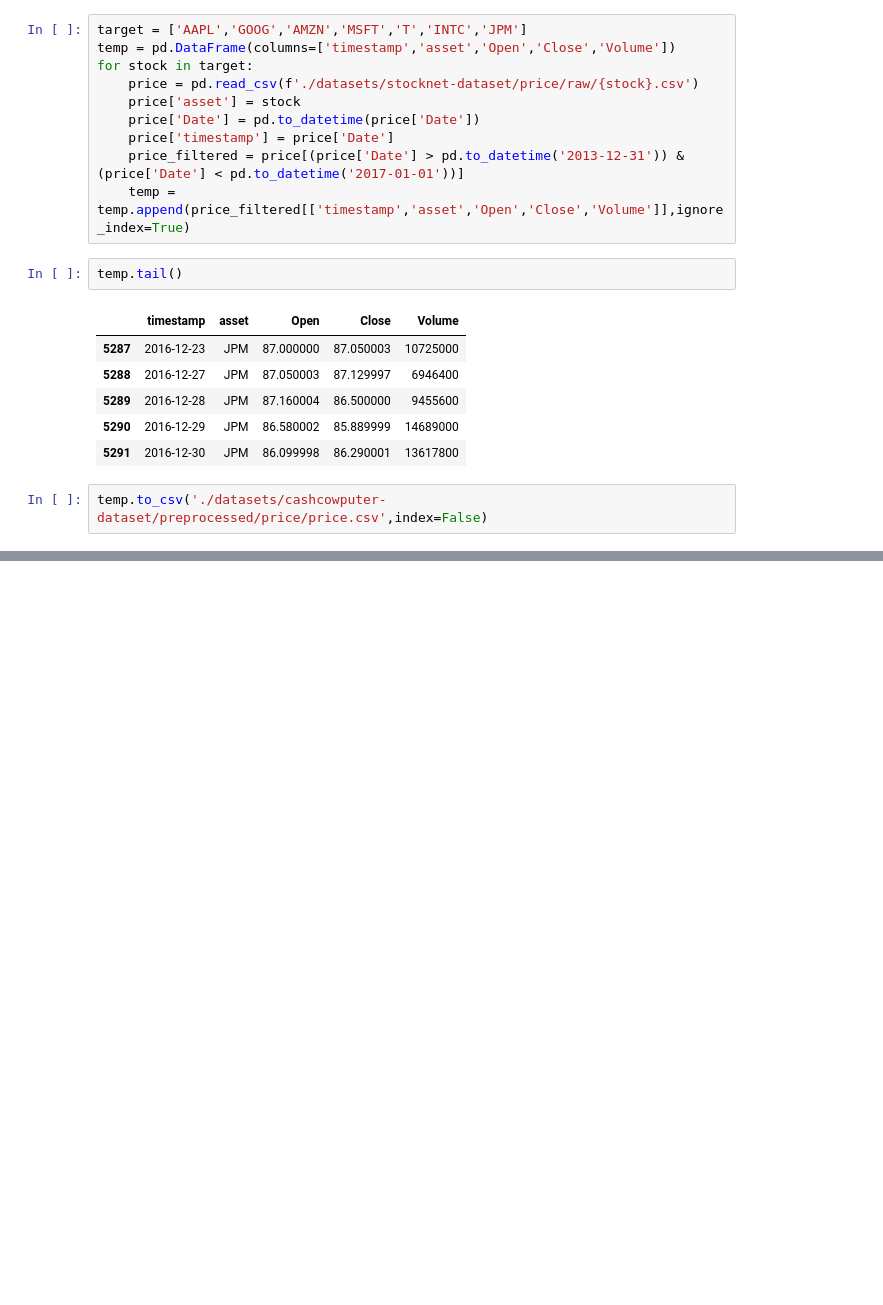
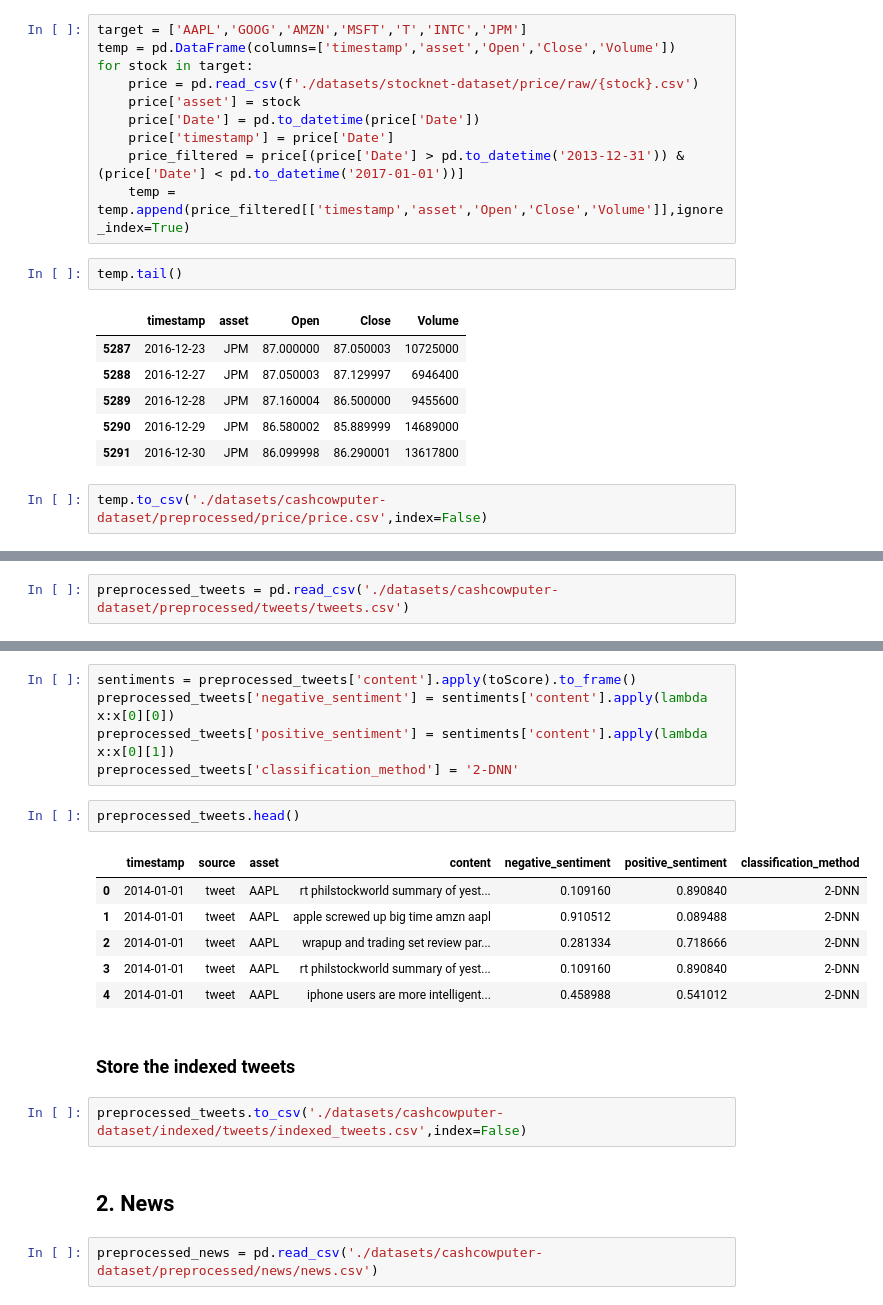
Before and after one commit to sd12498y/Cashcowputer, a Jupyter notebook: twitter sentiment classifier.ipynb, the cells around one changed output, grey strips where cells are left out. Saved outputs shown, nothing was run; the diff lists cells and outputs as text; blank space fills up the shorter version.

```diff
--- a/twitter sentiment classifier.ipynb
+++ b/twitter sentiment classifier.ipynb
@@ -1024,0 +947,2 @@ temp.to_csv('./datasets/cashcowputer-dataset/preprocessed/price/price.csv',index
+# %%
+preprocessed_tweets = pd.read_csv('./datasets/cashcowputer-dataset/preprocessed/tweets/tweets.csv')
@@ -1024,0 +958,22 @@ temp.to_csv('./datasets/cashcowputer-dataset/preprocessed/price/price.csv',index
+# %%
+sentiments = preprocessed_tweets['content'].apply(toScore).to_frame()
+preprocessed_tweets['negative_sentiment'] = sentiments['content'].apply(lambda x:x[0][0])
+preprocessed_tweets['positive_sentiment'] = sentiments['content'].apply(lambda x:x[0][1])
+preprocessed_tweets['classification_method'] = '2-DNN'
+# %%
+preprocessed_tweets.head()
+# %% [output]
+|  | timestamp | source | asset | content | negative_sentiment | positive_sentiment | classification_method |
+| 0 | 2014-01-01 | tweet | AAPL | rt philstockworld summary of yest... | 0.109160 | 0.890840 | 2-DNN |
+| 1 | 2014-01-01 | tweet | AAPL | apple screwed up big time amzn aapl | 0.910512 | 0.089488 | 2-DNN |
+| 2 | 2014-01-01 | tweet | AAPL | wrapup and trading set review par... | 0.281334 | 0.718666 | 2-DNN |
+| 3 | 2014-01-01 | tweet | AAPL | rt philstockworld summary of yest... | 0.109160 | 0.890840 | 2-DNN |
+| 4 | 2014-01-01 | tweet | AAPL | iphone users are more intelligent... | 0.458988 | 0.541012 | 2-DNN |
+# %% [markdown]
+### Store the indexed tweets
+# %%
+preprocessed_tweets.to_csv('./datasets/cashcowputer-dataset/indexed/tweets/indexed_tweets.csv',index=False)
+# %% [markdown]
+## 2. News
+# %%
+preprocessed_news = pd.read_csv('./datasets/cashcowputer-dataset/preprocessed/news/news.csv')
```
Also changed, not shown: parts of 63 cells of this notebook.
